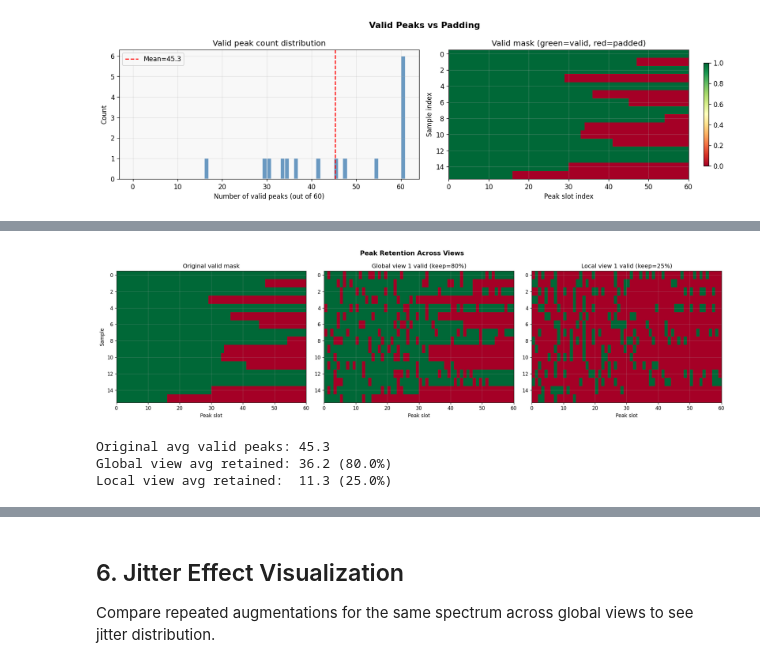
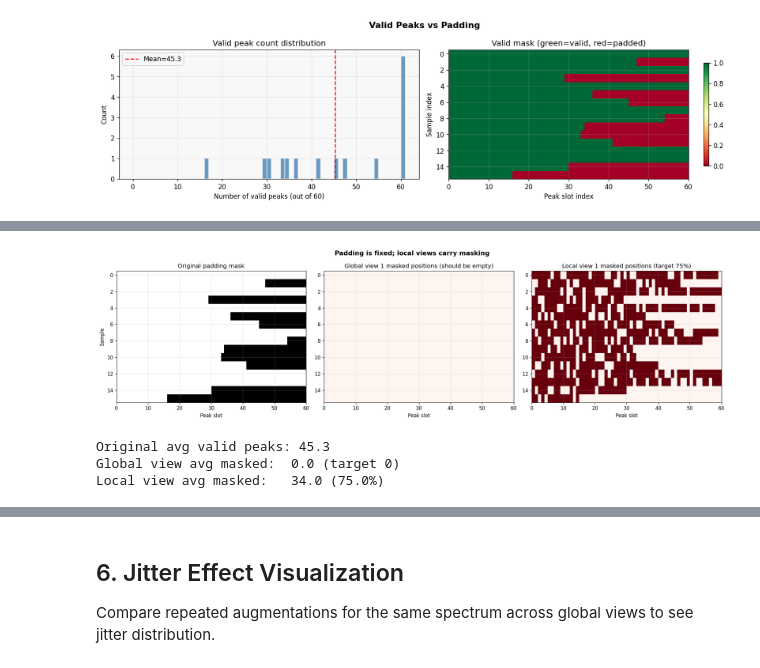
Before and after one commit to wchen99998/spectra-learning, a Jupyter notebook: notebooks/visualize_input_pipeline.executed.ipynb, the cells around one changed output, grey strips where cells are left out. Drawn from its saved outputs; the diff is of its cells as text; code cells hidden in the pictures.

```diff
--- a/notebooks/visualize_input_pipeline.executed.ipynb
+++ b/notebooks/visualize_input_pipeline.executed.ipynb
@@ -282,52 +366,49 @@ Visualize valid peak counts across all views: global views retain more peaks tha
 # %%
 num_global = cfg.multicrop_num_global_views
 num_local = cfg.multicrop_num_local_views
 V = num_global + num_local
+B = raw_batch['peak_mz'].shape[0]
 N = _NUM_PEAKS_OUTPUT
 
+orig_valid = raw_batch['peak_valid_mask'][:B].astype(bool)
+orig_padding = ~orig_valid
+fused_masked = aug_batch['fused_masked_positions'].astype(bool)
+
+global_masked = fused_masked[:B]  # first global view
+local_masked = fused_masked[num_global * B:(num_global + 1) * B]  # first local view
+
 fig, axes = plt.subplots(1, 3, figsize=(18, 5))
-fig.suptitle('Peak Retention Across Views', fontsize=13, fontweight='bold')
+fig.suptitle('Padding is fixed; local views carry masking', fontsize=13, fontweight='bold')
 
-fused_valid = aug_batch['fused_valid_mask']  # [V*B, N]
-orig_valid_all = raw_batch['peak_valid_mask'][:B]
-
-# (a) Original valid mask
 ax = axes[0]
-ax.imshow(orig_valid_all.astype(float), aspect='auto', cmap='RdYlGn',
-          interpolation='nearest', extent=[0, N, B-0.5, -0.5])
-ax.set_title('Original valid mask')
+ax.imshow(orig_padding.astype(float), aspect='auto', cmap='Greys', interpolation='nearest', extent=[0, N, B - 0.5, -0.5])
+ax.set_title('Original padding mask')
 ax.set_xlabel('Peak slot')
 ax.set_ylabel('Sample')
 
-# (b) Global view valid mask (first global view)
 ax = axes[1]
-global_valid = fused_valid[:B]  # first global view
-ax.imshow(global_valid.astype(float), aspect='auto', cmap='RdYlGn',
-          interpolation='nearest', extent=[0, N, B-0.5, -0.5])
-ax.set_title(f'Global view 1 valid (keep={cfg.multicrop_global_keep_fraction:.0%})')
+ax.imshow(global_masked.astype(float), aspect='auto', cmap='Reds', interpolation='nearest', extent=[0, N, B - 0.5, -0.5])
+ax.set_title('Global view 1 masked positions (should be empty)')
 ax.set_xlabel('Peak slot')
 
-# (c) Local view valid mask (first local view)
 ax = axes[2]
-local_valid = fused_valid[num_global * B:(num_global + 1) * B]  # first local view
-ax.imshow(local_valid.astype(float), aspect='auto', cmap='RdYlGn',
-          interpolation='nearest', extent=[0, N, B-0.5, -0.5])
-ax.set_title(f'Local view 1 valid (keep={cfg.multicrop_local_keep_fraction:.0%})')
+ax.imshow(local_masked.astype(float), aspect='auto', cmap='Reds', interpolation='nearest', extent=[0, N, B - 0.5, -0.5])
+ax.set_title(f'Local view 1 masked positions (target {1.0 - cfg.multicrop_local_keep_fraction:.0%})')
 ax.set_xlabel('Peak slot')
 
 plt.tight_layout()
-plt.savefig('notebooks/fig_retention_heatmap.png', bbox_inches='tight')
+plt.savefig('notebooks/fig_masking_padding_heatmap.png', bbox_inches='tight')
 plt.show()
 
-# Summary stats
-orig_counts = orig_valid_all.sum(axis=1)
-global_counts = global_valid.sum(axis=1)
-local_counts = local_valid.sum(axis=1)
-print(f"Original avg valid peaks: {orig_counts.mean():.1f}")
-print(f"Global view avg retained: {global_counts.mean():.1f} ({global_counts.mean()/orig_counts.mean():.1%})")
-print(f"Local view avg retained:  {local_counts.mean():.1f} ({local_counts.mean()/orig_counts.mean():.1%})")
+orig_valid_counts = orig_valid.sum(axis=1)
+global_masked_counts = global_masked.sum(axis=1)
+local_masked_counts = local_masked.sum(axis=1)
+
+print(f"Original avg valid peaks: {orig_valid_counts.mean():.1f}")
+print(f"Global view avg masked:  {global_masked_counts.mean():.1f} (target 0)")
+print(f"Local view avg masked:   {local_masked_counts.mean():.1f} ({(local_masked_counts.mean()/orig_valid_counts.mean()):.1%})")
 # %% [output]
-[figure, old version]
+[figure, new version]
 Original avg valid peaks: 45.3
-Global view avg retained: 36.2 (80.0%)
-Local view avg retained:  11.3 (25.0%)
+Global view avg masked:  0.0 (target 0)
+Local view avg masked:   34.0 (75.0%)
```
Also changed, not shown: parts of 19 cells of this notebook, 15 other files.
